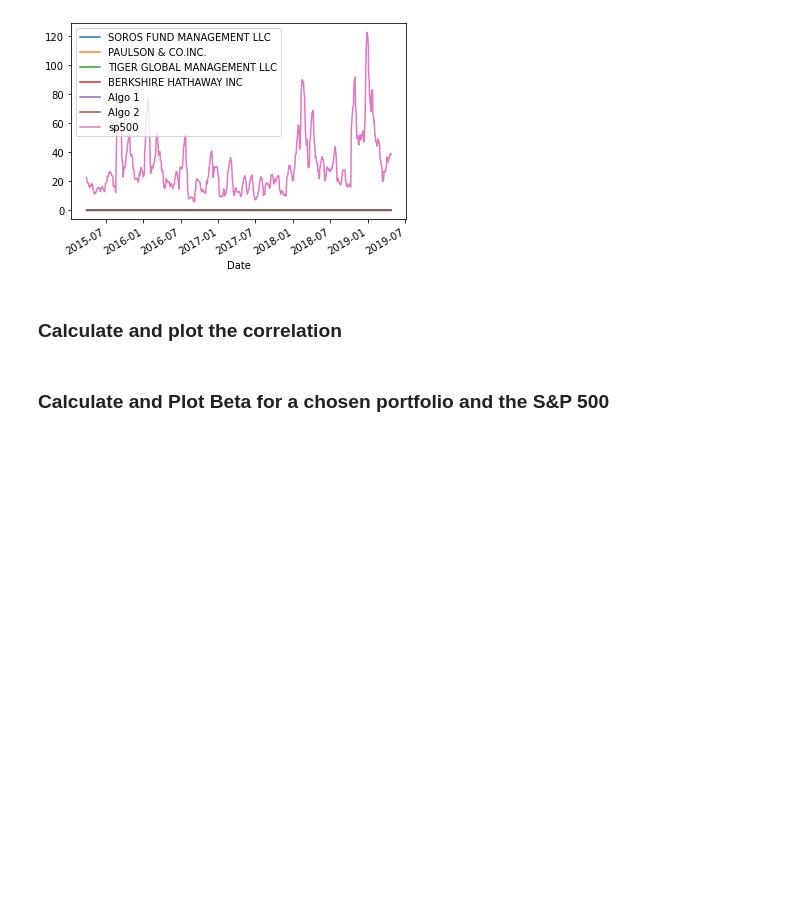
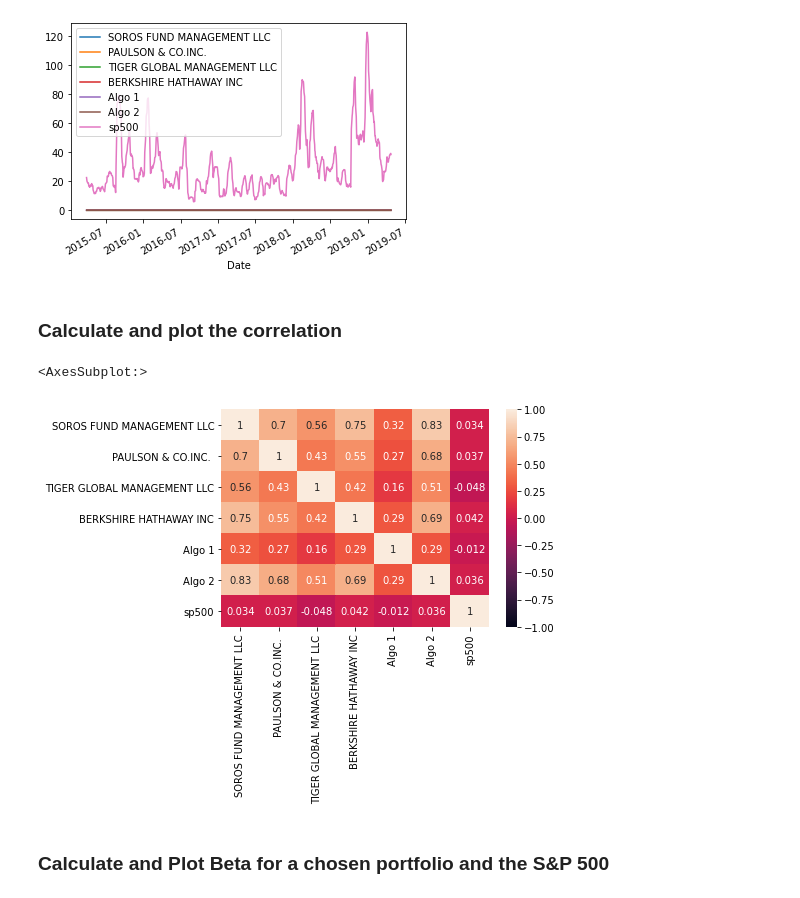
Before and after one commit to Billieo/Pandas, a Jupyter notebook: Panda_Homework.ipynb, the cells around one changed output. Saved outputs shown, nothing was run; the diff lists cells and outputs as text; code cells hidden in the pictures; blank space fills up the shorter version.

```diff
--- a/Panda_Homework.ipynb
+++ b/Panda_Homework.ipynb
@@ -367,8 +366,13 @@ combined_df.rolling(window=21).std().plot()
 ### Calculate and plot the correlation
 # %%
 # Calculate the correlation
-
+correlation = combined_df.corr()
+correlation
 # Display de correlation matrix
+sns.heatmap(correlation, vmin=-1, vmax=1, annot=True)
+# %% [output]
+<AxesSubplot:>
+[figure, added]
 # %% [markdown]
 ### Calculate and Plot Beta for a chosen portfolio and the S&P 500
 # %%
```
Also changed, not shown: parts of 16 cells of this notebook.
